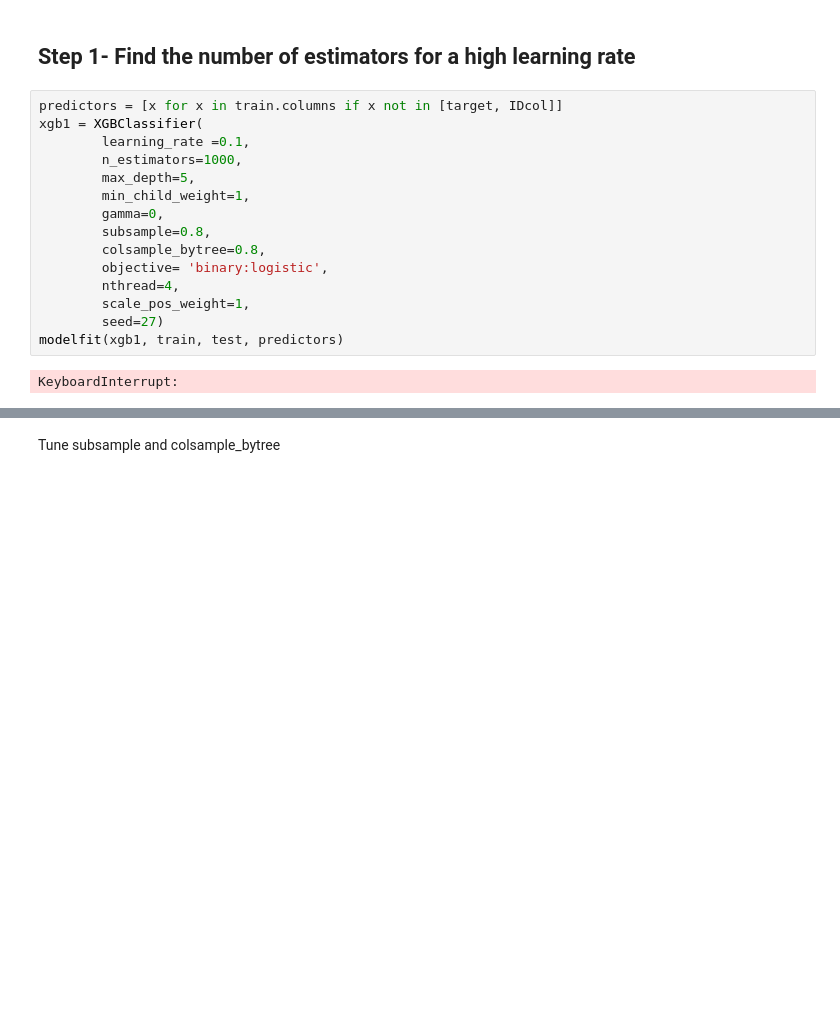
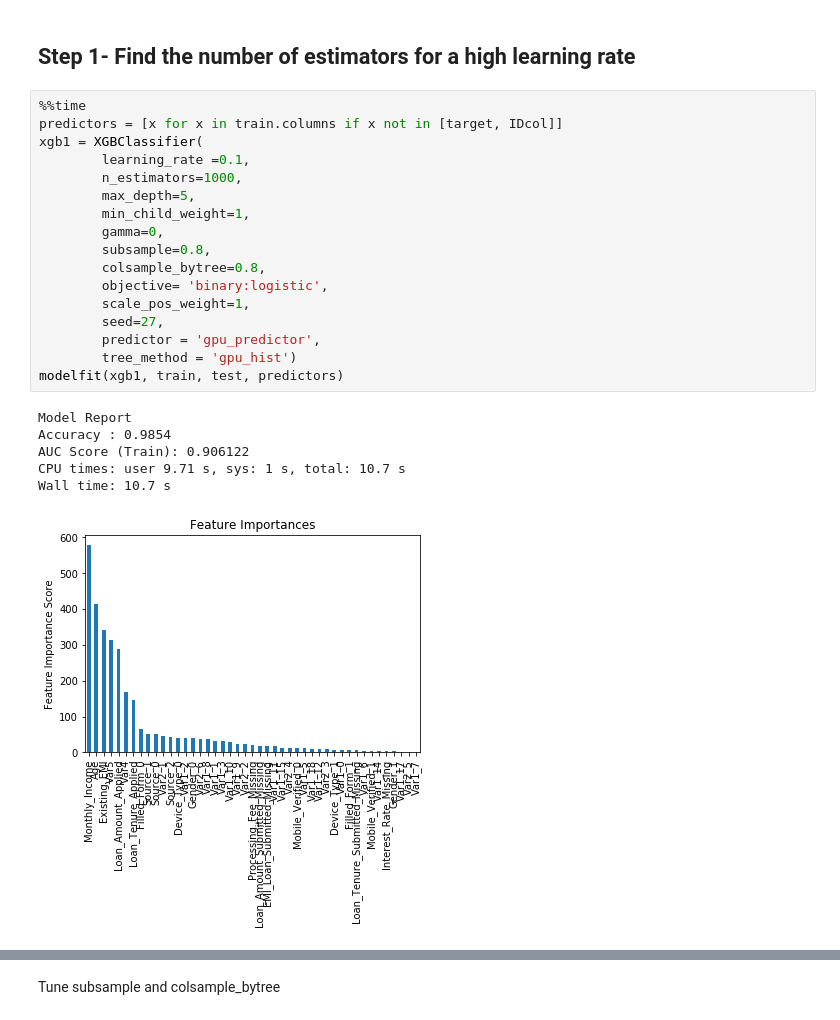
Before and after one commit to DianeSoHungry/analytics_vidhya, a Jupyter notebook: Articles/Parameter_Tuning_XGBoost_with_Example/XGBoost models.ipynb, the cells around one changed output, grey strips where cells are left out. Saved outputs shown, nothing was run; the diff lists cells and outputs as text; blank space fills up the shorter version.

```diff
--- a/Articles/Parameter_Tuning_XGBoost_with_Example/XGBoost models.ipynb
+++ b/Articles/Parameter_Tuning_XGBoost_with_Example/XGBoost models.ipynb
@@ -97,20 +94,27 @@ def modelfit(alg, dtrain, dtest, predictors,useTrainCV=True, cv_folds=5, early_s
 # %% [markdown]
 ## Step 1- Find the number of estimators for a high learning rate
 # %%
+%%time
 predictors = [x for x in train.columns if x not in [target, IDcol]]
 xgb1 = XGBClassifier(
         learning_rate =0.1,
         n_estimators=1000,
         max_depth=5,
         min_child_weight=1,
         gamma=0,
         subsample=0.8,
         colsample_bytree=0.8,
         objective= 'binary:logistic',
-        nthread=4,
         scale_pos_weight=1,
-        seed=27)
+        seed=27,
+        predictor = 'gpu_predictor',
+        tree_method = 'gpu_hist')
 modelfit(xgb1, train, test, predictors)
 # %% [output]
-KeyboardInterrupt:
+Model Report
+Accuracy : 0.9854
+AUC Score (Train): 0.906122
+CPU times: user 9.71 s, sys: 1 s, total: 10.7 s
+Wall time: 10.7 s
+[figure, added]
 # %%
```
Also changed, not shown: parts of 21 cells of this notebook.
